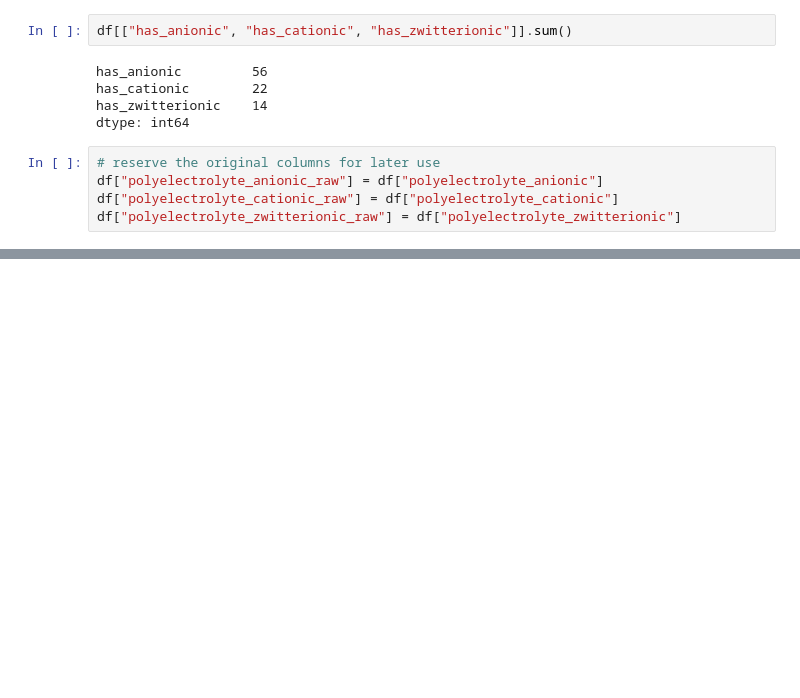
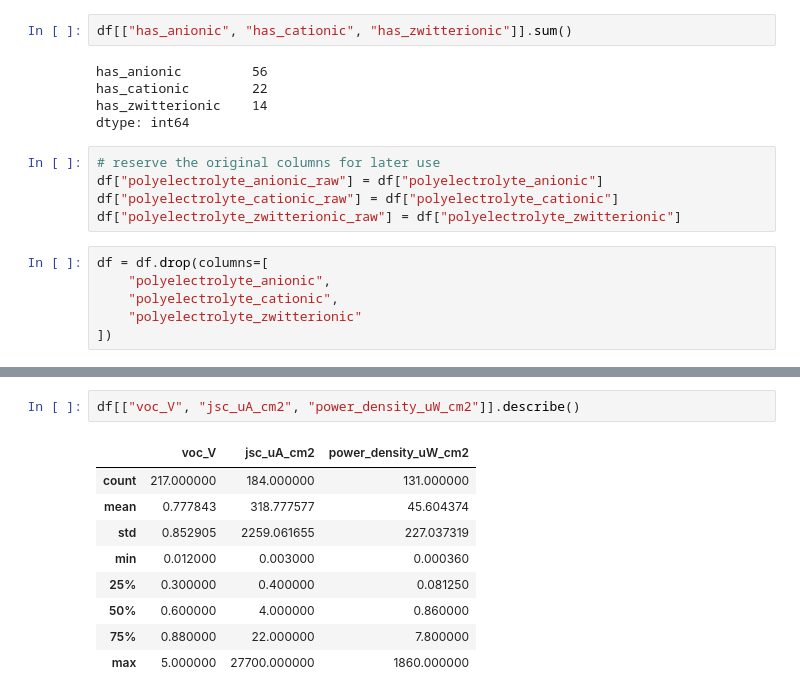
Before and after one commit to wenluanzhang/hydrovoltaic-ml, a Jupyter notebook: notebooks/01_data_cleaning.ipynb, the cells around one changed output, grey strips where cells are left out. Cells and saved outputs as stored; diff of their text form; blank space fills up the shorter version.

```diff
--- a/notebooks/01_data_cleaning.ipynb
+++ b/notebooks/01_data_cleaning.ipynb
@@ -94,3 +94,9 @@ dtype: int64
 df["polyelectrolyte_anionic_raw"] = df["polyelectrolyte_anionic"]
 df["polyelectrolyte_cationic_raw"] = df["polyelectrolyte_cationic"]
 df["polyelectrolyte_zwitterionic_raw"] = df["polyelectrolyte_zwitterionic"]
+# %%
+df = df.drop(columns=[
+    "polyelectrolyte_anionic",
+    "polyelectrolyte_cationic",
+    "polyelectrolyte_zwitterionic"
+])
@@ -96,0 +129,12 @@ df["polyelectrolyte_zwitterionic_raw"] = df["polyelectrolyte_zwitterionic"]
+# %%
+df[["voc_V", "jsc_uA_cm2", "power_density_uW_cm2"]].describe()
+# %% [output]
+|  | voc_V | jsc_uA_cm2 | power_density_uW_cm2 |
+| count | 217.000000 | 184.000000 | 131.000000 |
+| mean | 0.777843 | 318.777577 | 45.604374 |
+| std | 0.852905 | 2259.061655 | 227.037319 |
+| min | 0.012000 | 0.003000 | 0.000360 |
+| 25% | 0.300000 | 0.400000 | 0.081250 |
+| 50% | 0.600000 | 4.000000 | 0.860000 |
+| 75% | 0.880000 | 22.000000 | 7.800000 |
+| max | 5.000000 | 27700.000000 | 1860.000000 |
```
Also changed, not shown: parts of 27 cells of this notebook, 1 other file.
